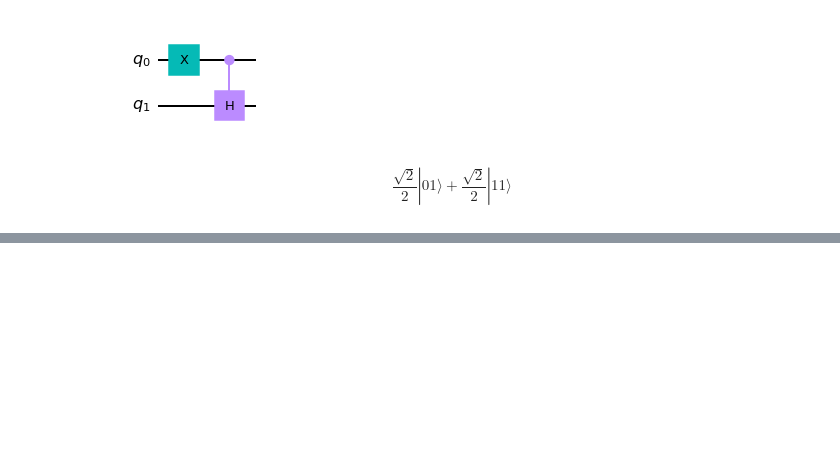
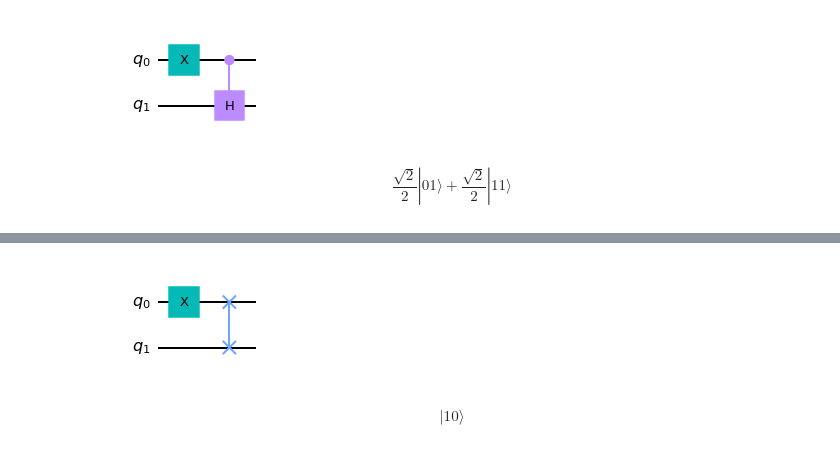
Before and after one commit to QuantumComputingKorea/Qiskit-Dev-Cert-lectures, a Jupyter notebook: Lecture1/lecutre 1-1 - 다중 큐비트 게이트.ipynb, the cells around one changed output, grey strips where cells are left out. Cells and saved outputs as stored; diff of their text form; code cells hidden in the pictures; blank space fills up the shorter version.

```diff
--- a/Lecture1/lecutre 1-1 - 다중 큐비트 게이트.ipynb
+++ b/Lecture1/lecutre 1-1 - 다중 큐비트 게이트.ipynb
@@ -381,0 +481,12 @@ CP 게이트는 $cp(control, target)$과 같은 문법으로 사용이 되며 co
+# %%
+qc=QuantumCircuit(2) #2개의 큐비트를 가진 양자 회로 만들기
+qc.x(0) #0번 큐비트에 X 게이트 추가하여 |1> 상태 만들기
+qc.swap(0,1) #0번 큐비트를 qubit_0로 지정하며 1번 큐비트를 qubit_1로 지정하여 SWAP 게이트를 추가하기
+qc.draw(output="mpl") #양자 회로 시각화
+# %% [output]
+[figure, added]
+# %%
+state16 = execute(qc, StatevectorSimulator()).result().get_statevector() # 시뮬레이션에 양자회로를 넣어 실행시키기
+state16.draw(output="latex") #시뮬레이션 결과를 latex 형식으로 출력하기
+# %% [output]
+$$ |10\rangle$$
```
Also changed, not shown: parts of 51 cells of this notebook.
